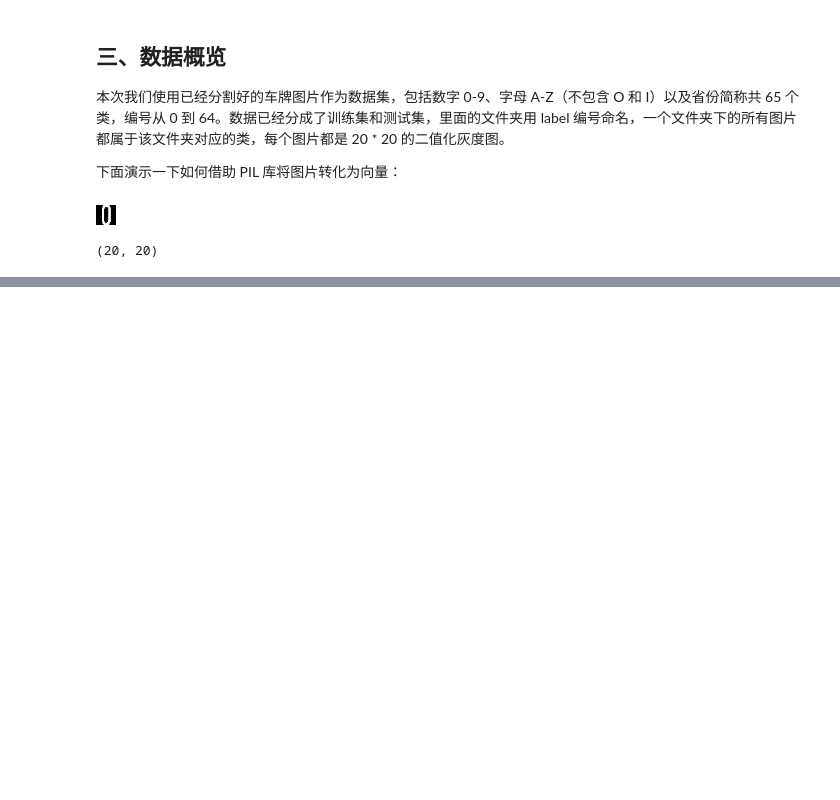
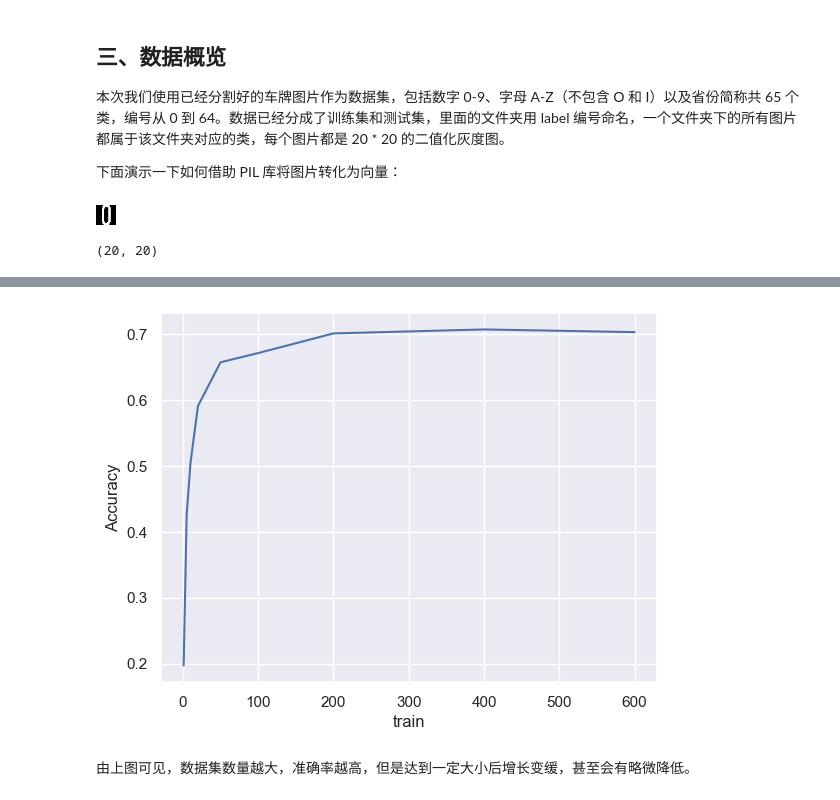
Before and after one commit to JaegerZhao/MachineLearning, a Jupyter notebook: 4 基于K-近邻的车牌号识别/exp4.ipynb, the cells around one changed output, grey strips where cells are left out. Saved outputs shown, nothing was run; the diff lists cells and outputs as text; code cells hidden in the pictures; blank space fills up the shorter version.

```diff
--- a/4 基于K-近邻的车牌号识别/exp4.ipynb
+++ b/4 基于K-近邻的车牌号识别/exp4.ipynb
@@ -40,0 +235,12 @@ pixels.shape
+# %%
+train_range = [1, 5, 10, 20, 50, 100, 200, 400, 600]
+acc_lst = list()
+
+for train_num in train_range:
+    x_train, y_train = readFile(path_train, train_num)
+    model = KNeighborsClassifier()
+    model.fit(x_train, y_train)
+    p_test = model.predict(x_test)
+    accuracy = accuracy_score(p_test, y_test)
+    acc_lst.append(accuracy)
+    print('train: {}, accuracy: {:<.4f}'.format(train_num, accuracy))
@@ -40,0 +257,9 @@ pixels.shape
+# %%
+plt.plot(train_range, acc_lst)
+plt.xlabel('train')
+plt.ylabel('Accuracy')
+plt.show()
+# %% [output]
+[figure, added]
+# %% [markdown]
+由上图可见，数据集数量越大，准确率越高，但是达到一定大小后增长变缓，甚至会有略微降低。
```
Also changed, not shown: parts of 20 cells of this notebook.
